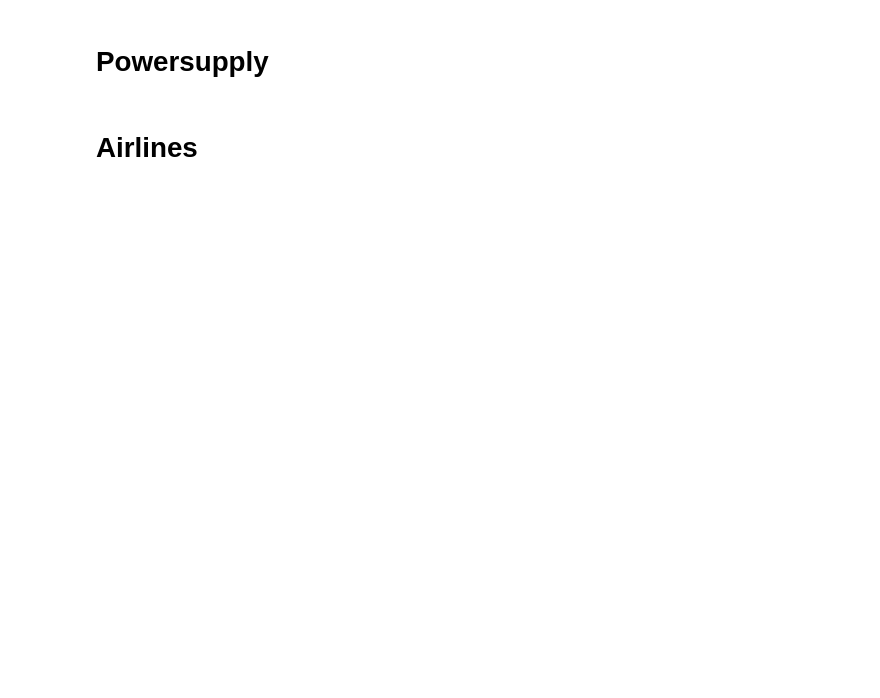
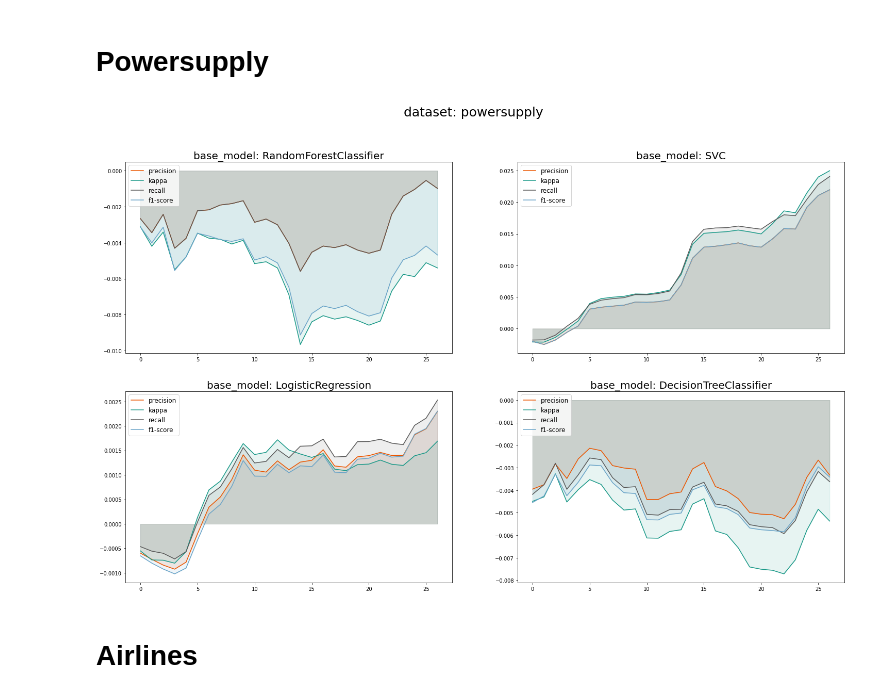
Before and after one commit to feamelo/drift-meta-learning, a Jupyter notebook: src/experiments/results/result_gain.ipynb, the cells around one changed output. Saved outputs shown, nothing was run; the diff lists cells and outputs as text; code cells hidden in the pictures; blank space fills up the shorter version.

```diff
--- a/src/experiments/results/result_gain.ipynb
+++ b/src/experiments/results/result_gain.ipynb
@@ -21,8 +21,10 @@ elec_eval.plot_gain()
 # %% [markdown]
 # Powersupply
 # %%
-# elec_eval = MetaEvaluator(dataset_name="powersupply").fit()
-# elec_eval.plot_gain()
+elec_eval = MetaEvaluator(dataset_name="powersupply").fit()
+elec_eval.plot_gain()
+# %% [output]
+[figure, added]
 # %% [markdown]
 # Airlines
 # %%
```
Also changed, not shown: parts of 3 cells of this notebook, 33 other files.
